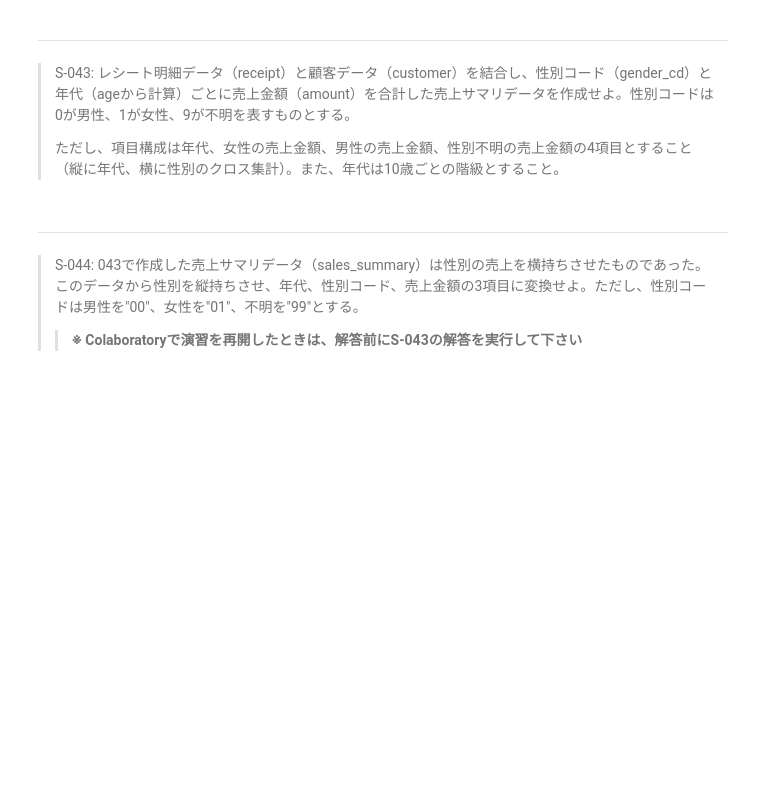
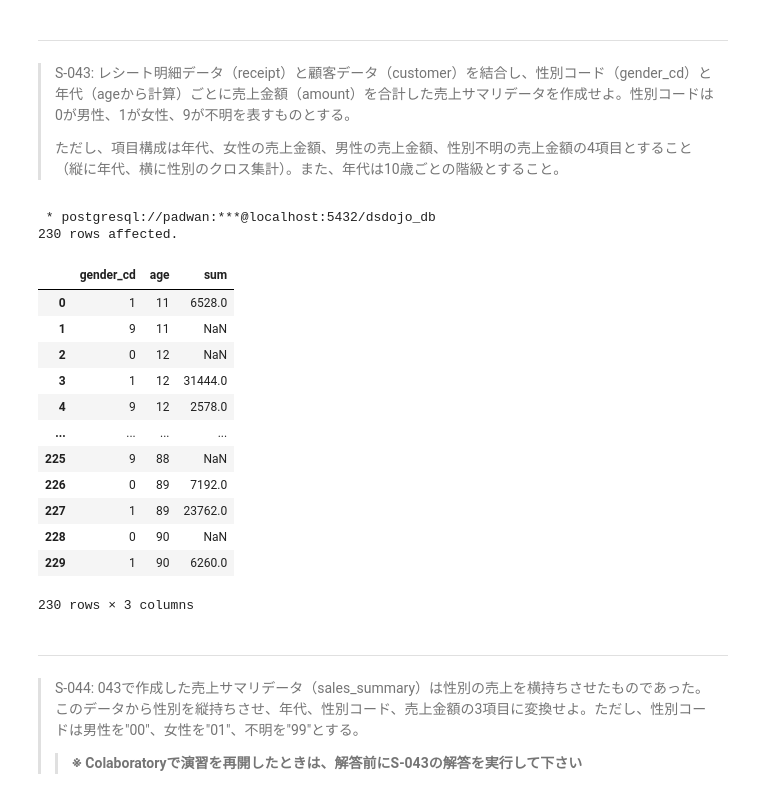
Before and after one commit to kawaguchi-adx/preprocess_knock_SQL, a Jupyter notebook: preprocess_knock_SQL_Colab.ipynb, the cells around one changed output. Saved outputs shown, nothing was run; the diff lists cells and outputs as text; code cells hidden in the pictures; blank space fills up the shorter version.

```diff
--- a/preprocess_knock_SQL_Colab.ipynb
+++ b/preprocess_knock_SQL_Colab.ipynb
@@ -357,3 +480,30 @@ full outer join (
+# %%
+%%sql
+with receipt_with_customer as (
+  select * from receipt
+  right outer join customer
+  on receipt.customer_id = customer.customer_id
+)
+
+select gender_cd, age, sum(amount) from receipt_with_customer
+group by gender_cd, age
+order by age, gender_cd
+# %% [output]
+ * postgresql://padwan:***@localhost:5432/dsdojo_db
+230 rows affected.
+|  | gender_cd | age | sum |
+| 0 | 1 | 11 | 6528.0 |
+| 1 | 9 | 11 | NaN |
+| 2 | 0 | 12 | NaN |
+| 3 | 1 | 12 | 31444.0 |
+| 4 | 9 | 12 | 2578.0 |
+| ... | ... | ... | ... |
+| 225 | 9 | 88 | NaN |
+| 226 | 0 | 89 | 7192.0 |
+| 227 | 1 | 89 | 23762.0 |
+| 228 | 0 | 90 | NaN |
+| 229 | 1 | 90 | 6260.0 |
+230 rows × 3 columns
 # %% [markdown]
 ---
 > S-044: 043で作成した売上サマリデータ（sales_summary）は性別の売上を横持ちさせたものであった。このデータから性別を縦持ちさせ、年代、性別コード、売上金額の3項目に変換せよ。ただし、性別コードは男性を"00"、女性を"01"、不明を"99"とする。
```
Also changed, not shown: parts of 10 cells of this notebook.
